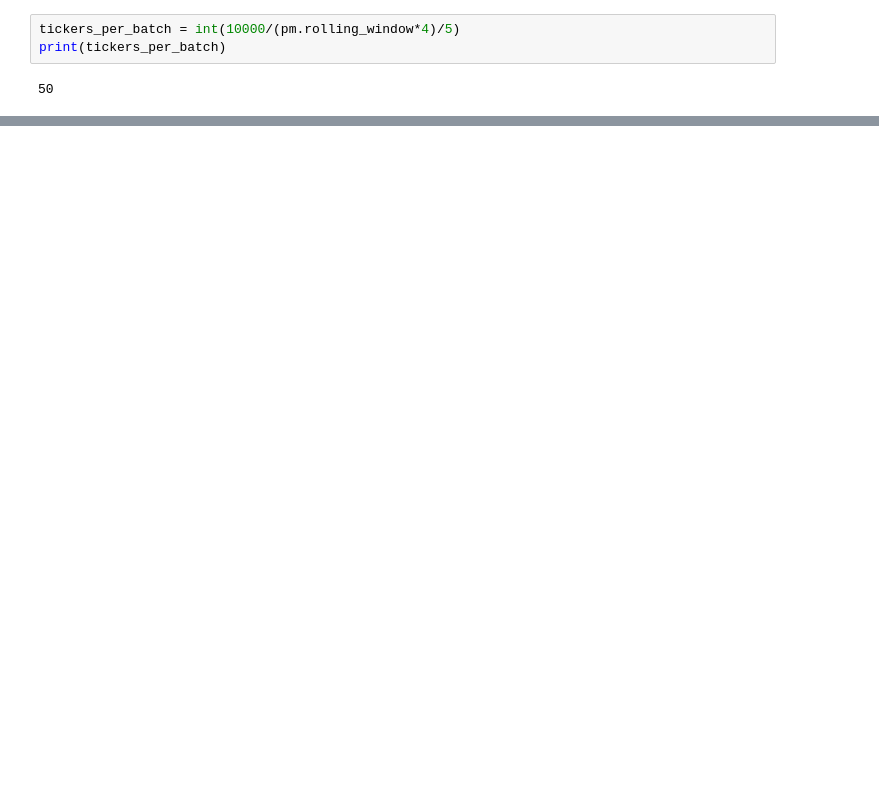
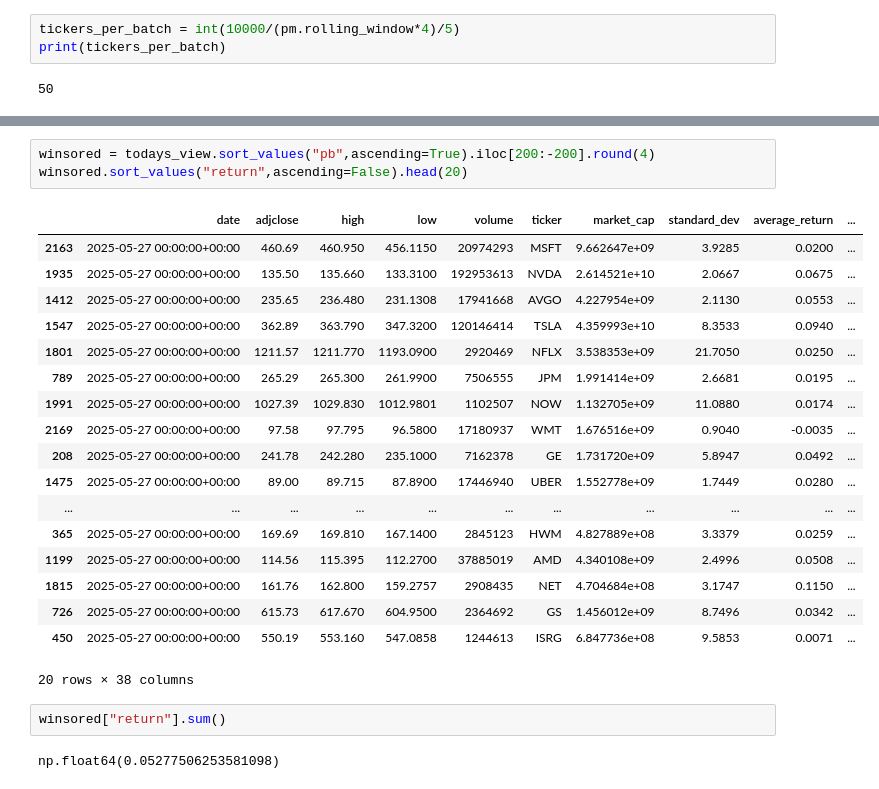
Before and after one commit to chung-ejy/orivault, a Jupyter notebook: strategies/alpaca_penny/penny_stocks_recommendations.ipynb, the cells around one changed output, grey strips where cells are left out. Drawn from its saved outputs; the diff is of its cells as text; blank space fills up the shorter version.

```diff
--- a/strategies/alpaca_penny/penny_stocks_recommendations.ipynb
+++ b/strategies/alpaca_penny/penny_stocks_recommendations.ipynb
@@ -133,0 +121,26 @@ trades
+# %%
+winsored = todays_view.sort_values("pb",ascending=True).iloc[200:-200].round(4)
+winsored.sort_values("return",ascending=False).head(20)
+# %% [output]
+|  | date | adjclose | high | low | volume | ticker | market_cap | standard_dev | average_return | ... |
+| 2163 | 2025-05-27 00:00:00+00:00 | 460.69 | 460.950 | 456.1150 | 20974293 | MSFT | 9.662647e+09 | 3.9285 | 0.0200 | ... |
+| 1935 | 2025-05-27 00:00:00+00:00 | 135.50 | 135.660 | 133.3100 | 192953613 | NVDA | 2.614521e+10 | 2.0667 | 0.0675 | ... |
+| 1412 | 2025-05-27 00:00:00+00:00 | 235.65 | 236.480 | 231.1308 | 17941668 | AVGO | 4.227954e+09 | 2.1130 | 0.0553 | ... |
+| 1547 | 2025-05-27 00:00:00+00:00 | 362.89 | 363.790 | 347.3200 | 120146414 | TSLA | 4.359993e+10 | 8.3533 | 0.0940 | ... |
+| 1801 | 2025-05-27 00:00:00+00:00 | 1211.57 | 1211.770 | 1193.0900 | 2920469 | NFLX | 3.538353e+09 | 21.7050 | 0.0250 | ... |
+| 789 | 2025-05-27 00:00:00+00:00 | 265.29 | 265.300 | 261.9900 | 7506555 | JPM | 1.991414e+09 | 2.6681 | 0.0195 | ... |
+| 1991 | 2025-05-27 00:00:00+00:00 | 1027.39 | 1029.830 | 1012.9801 | 1102507 | NOW | 1.132705e+09 | 11.0880 | 0.0174 | ... |
+| 2169 | 2025-05-27 00:00:00+00:00 | 97.58 | 97.795 | 96.5800 | 17180937 | WMT | 1.676516e+09 | 0.9040 | -0.0035 | ... |
+| 208 | 2025-05-27 00:00:00+00:00 | 241.78 | 242.280 | 235.1000 | 7162378 | GE | 1.731720e+09 | 5.8947 | 0.0492 | ... |
+| 1475 | 2025-05-27 00:00:00+00:00 | 89.00 | 89.715 | 87.8900 | 17446940 | UBER | 1.552778e+09 | 1.7449 | 0.0280 | ... |
+| ... | ... | ... | ... | ... | ... | ... | ... | ... | ... | ... |
+| 365 | 2025-05-27 00:00:00+00:00 | 169.69 | 169.810 | 167.1400 | 2845123 | HWM | 4.827889e+08 | 3.3379 | 0.0259 | ... |
+| 1199 | 2025-05-27 00:00:00+00:00 | 114.56 | 115.395 | 112.2700 | 37885019 | AMD | 4.340108e+09 | 2.4996 | 0.0508 | ... |
+| 1815 | 2025-05-27 00:00:00+00:00 | 161.76 | 162.800 | 159.2757 | 2908435 | NET | 4.704684e+08 | 3.1747 | 0.1150 | ... |
+| 726 | 2025-05-27 00:00:00+00:00 | 615.73 | 617.670 | 604.9500 | 2364692 | GS | 1.456012e+09 | 8.7496 | 0.0342 | ... |
+| 450 | 2025-05-27 00:00:00+00:00 | 550.19 | 553.160 | 547.0858 | 1244613 | ISRG | 6.847736e+08 | 9.5853 | 0.0071 | ... |
+20 rows × 38 columns
+# %%
+winsored["return"].sum()
+# %% [output]
+np.float64(0.05277506253581098)
```
Also changed, not shown: parts of 9 cells of this notebook, 9 other files.
